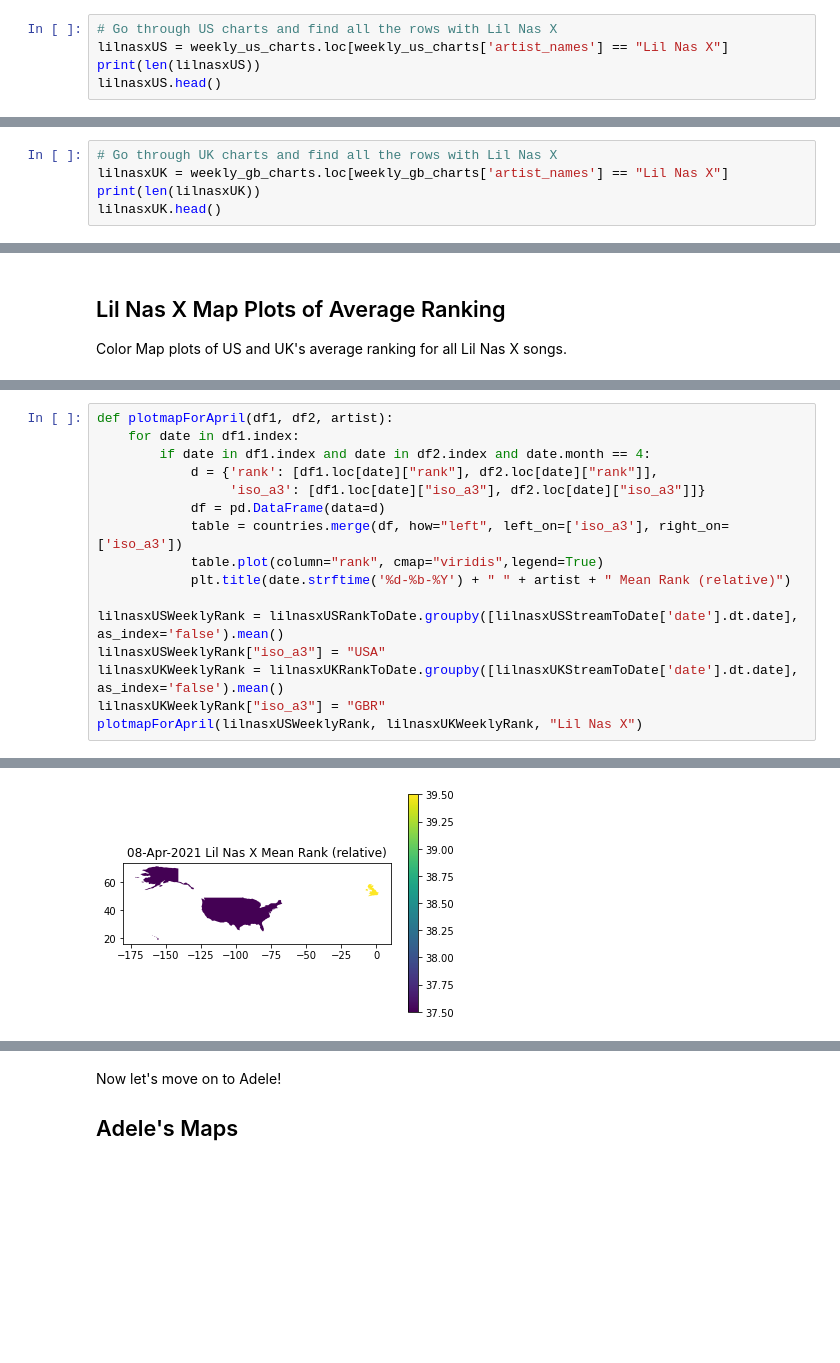
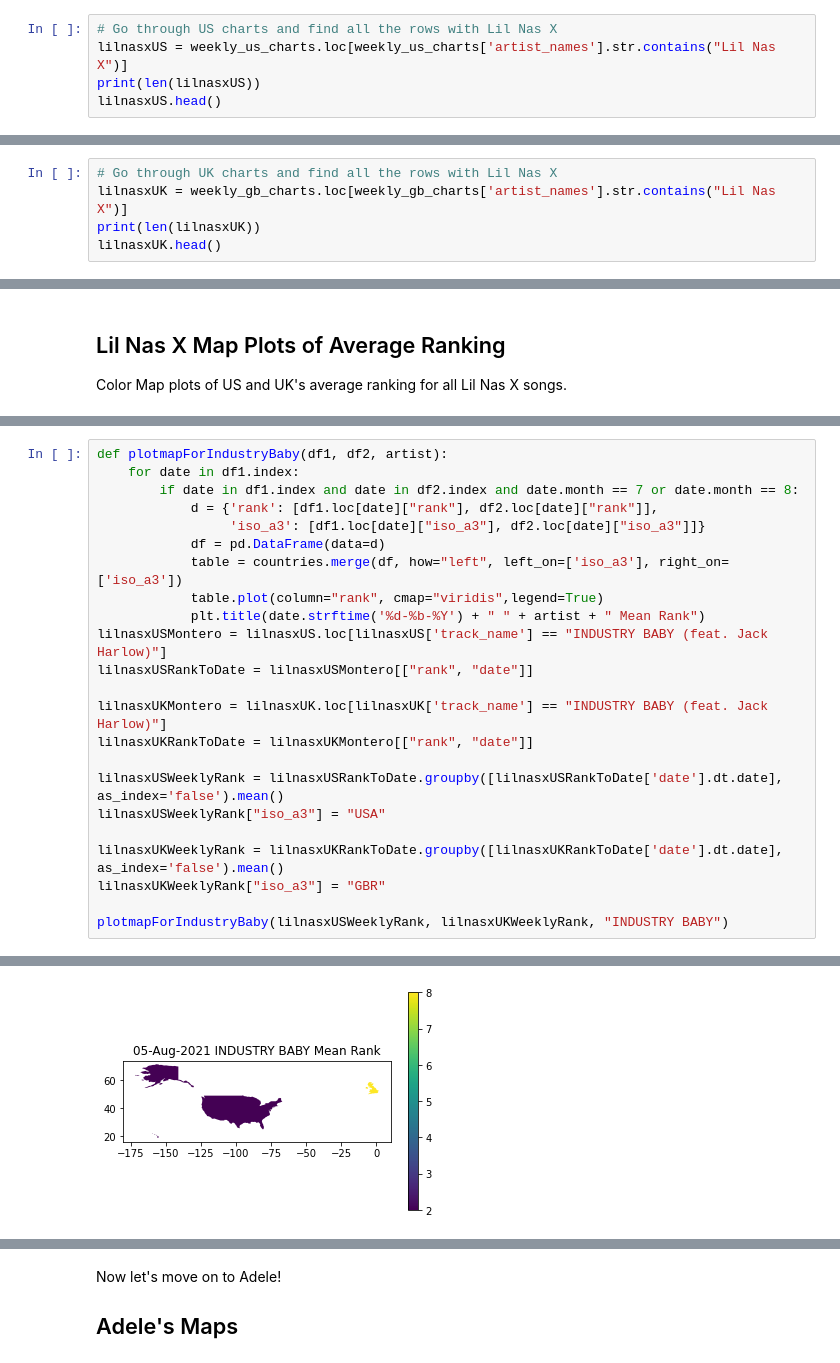
Before and after one commit to spurthirallapalli/DH140-FinalProject, a Jupyter notebook: FinalProject/FinalProject.ipynb, the cells around one changed output, grey strips where cells are left out. Saved outputs shown, nothing was run; the diff lists cells and outputs as text; blank space fills up the shorter version.

```diff
--- a/FinalProject/FinalProject.ipynb
+++ b/FinalProject/FinalProject.ipynb
@@ -350,7 +350,7 @@ peakprevfiltUK.plot(kind='scatter', x='rank', y='previous_rank')
 After this preliminary research, we determined that we wanted to look at 2 artists for our research question: Adele, who is from the UK, and Lil Nas X, who is from the US. So we did a little bit more exploratory analysis into these two artists.
 # %%
 # Go through US charts and find all the rows with Lil Nas X
-lilnasxUS = weekly_us_charts.loc[weekly_us_charts['artist_names'] == "Lil Nas X"]
+lilnasxUS = weekly_us_charts.loc[weekly_us_charts['artist_names'].str.contains("Lil Nas X")]
 print(len(lilnasxUS))
 lilnasxUS.head()
 # %% [output]
@@ -363,7 +363,7 @@ lilnasxUS.head()
 | 47 | 48 | spotify:track:6zFMeegAMYQo0mt8rXtrli | Lil Nas X | HOLIDAY | Columbia | 14 | 42 | 12 | ... |
 # %%
 # Go through UK charts and find all the rows with Lil Nas X
-lilnasxUK = weekly_gb_charts.loc[weekly_gb_charts['artist_names'] == "Lil Nas X"]
+lilnasxUK = weekly_gb_charts.loc[weekly_gb_charts['artist_names'].str.contains("Lil Nas X")]
 print(len(lilnasxUK))
 lilnasxUK.head()
 # %% [output]
@@ -742,17 +738,24 @@ Montero was released on the 8th of April.
 # %%
-def plotmapForApril(df1, df2, artist):
+def plotmapForIndustryBaby(df1, df2, artist):
     for date in df1.index:
-        if date in df1.index and date in df2.index and date.month == 4:
+        if date in df1.index and date in df2.index and date.month == 7 or date.month == 8:
             d = {'rank': [df1.loc[date]["rank"], df2.loc[date]["rank"]],
                  'iso_a3': [df1.loc[date]["iso_a3"], df2.loc[date]["iso_a3"]]}
             df = pd.DataFrame(data=d)
             table = countries.merge(df, how="left", left_on=['iso_a3'], right_on=['iso_a3'])
             table.plot(column="rank", cmap="viridis",legend=True)
-            plt.title(date.strftime('%d-%b-%Y') + " " + artist + " Mean Rank (relative)")
+            plt.title(date.strftime('%d-%b-%Y') + " " + artist + " Mean Rank")
+lilnasxUSMontero = lilnasxUS.loc[lilnasxUS['track_name'] == "INDUSTRY BABY (feat. Jack Harlow)"]
+lilnasxUSRankToDate = lilnasxUSMontero[["rank", "date"]]
 
-lilnasxUSWeeklyRank = lilnasxUSRankToDate.groupby([lilnasxUSStreamToDate['date'].dt.date], as_index='false').mean()
+lilnasxUKMontero = lilnasxUK.loc[lilnasxUK['track_name'] == "INDUSTRY BABY (feat. Jack Harlow)"]
+lilnasxUKRankToDate = lilnasxUKMontero[["rank", "date"]]
+
+lilnasxUSWeeklyRank = lilnasxUSRankToDate.groupby([lilnasxUSRankToDate['date'].dt.date], as_index='false').mean()
 lilnasxUSWeeklyRank["iso_a3"] = "USA"
-lilnasxUKWeeklyRank = lilnasxUKRankToDate.groupby([lilnasxUKStreamToDate['date'].dt.date], as_index='false').mean()
+
+lilnasxUKWeeklyRank = lilnasxUKRankToDate.groupby([lilnasxUKRankToDate['date'].dt.date], as_index='false').mean()
 lilnasxUKWeeklyRank["iso_a3"] = "GBR"
-plotmapForApril(lilnasxUSWeeklyRank, lilnasxUKWeeklyRank, "Lil Nas X")
+
+plotmapForIndustryBaby(lilnasxUSWeeklyRank, lilnasxUKWeeklyRank, "INDUSTRY BABY")
 # %% [output]
@@ -760 +763 @@ plotmapForApril(lilnasxUSWeeklyRank, lilnasxUKWeeklyRank, "Lil Nas X")
-[figure, old version]
+[figure, new version]
```
Also changed, not shown: parts of 44 cells of this notebook.
